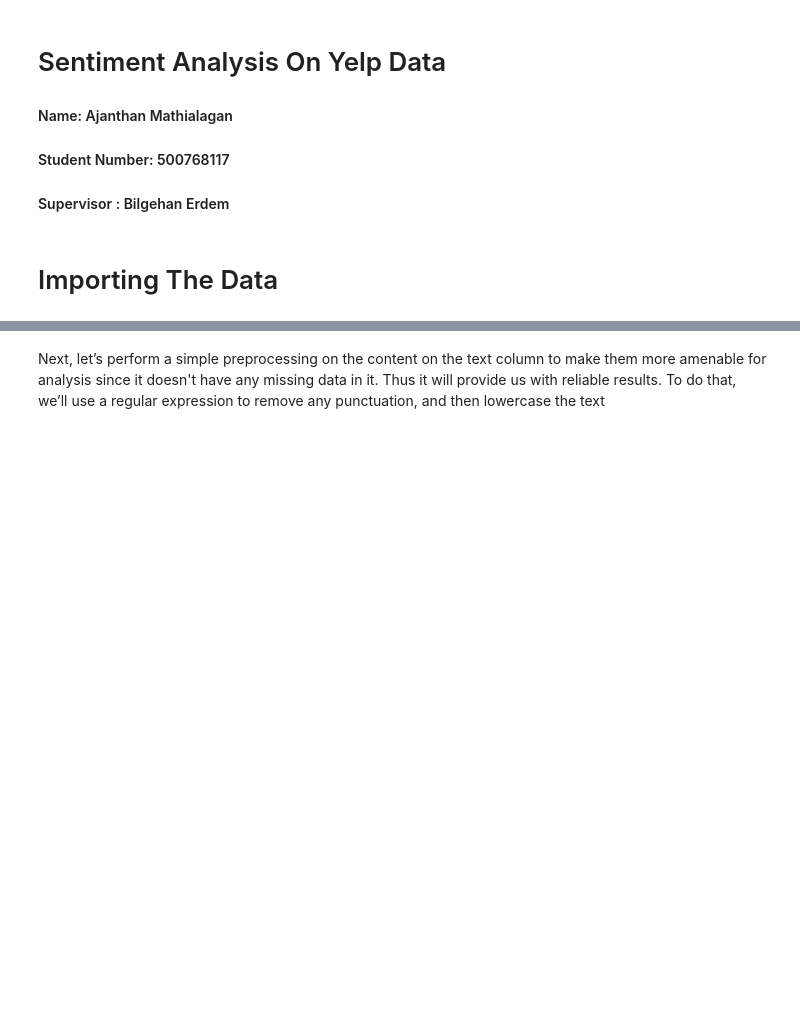
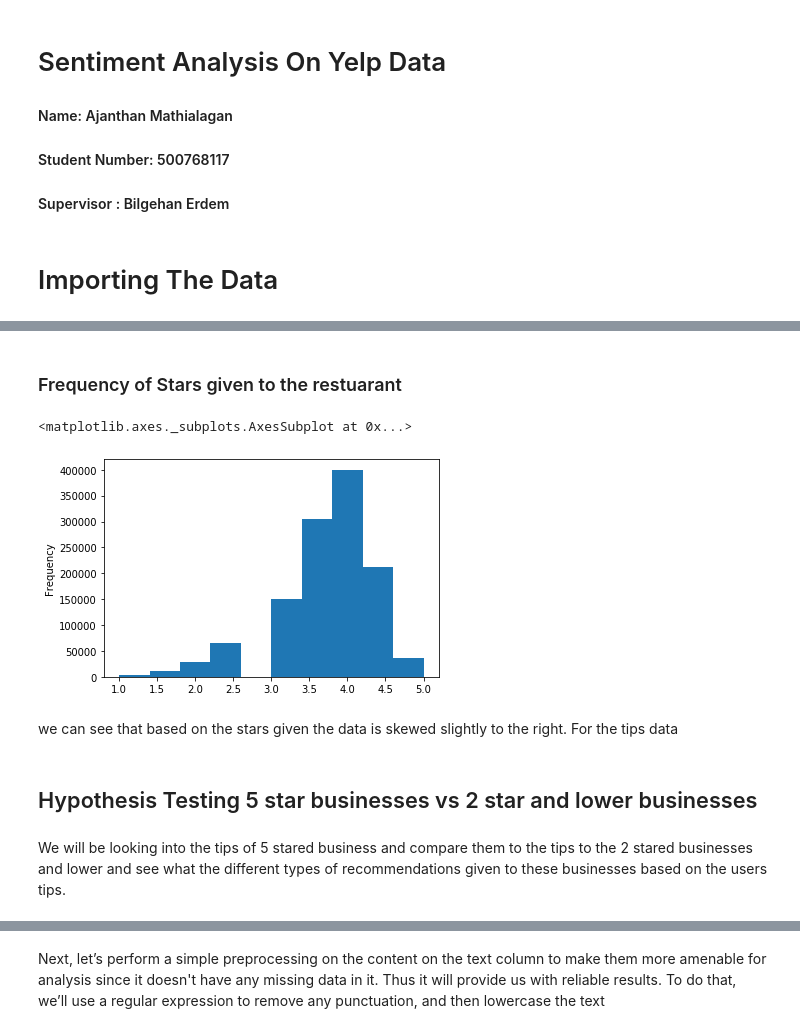
Before and after one commit to ajan234/Yelp-Sentiment-Analysis, a Jupyter notebook: Yelp Sentiment Analysis.ipynb, the cells around one changed output, grey strips where cells are left out. Saved outputs shown, nothing was run; the diff lists cells and outputs as text; code cells hidden in the pictures; blank space fills up the shorter version.

```diff
--- a/Yelp Sentiment Analysis.ipynb
+++ b/Yelp Sentiment Analysis.ipynb
@@ -172,0 +82,5 @@ Name: text, Length: 1152, dtype: object
+# %%
+# tips data
+df_tip_b = pd.merge(df_b, df_t, left_on='business_id', right_on='business_id', how='left')
+df_tip2 = df_tip_b.copy()
+df_tip_b.head()
@@ -172,0 +99,16 @@ Name: text, Length: 1152, dtype: object
+# %%
+#drop unwanted columns that we will not use for this analysis
+df_tip_b = df_tip_b.drop(['user_id', 'is_open', 'hours','date','latitude','longitude'], axis = 1)
+# %% [markdown]
+### Frequency of Stars given to the restuarant
+# %%
+df_tip_b['stars'].plot(kind='hist')
+# %% [output]
+<matplotlib.axes._subplots.AxesSubplot at 0x...>
+[figure, added]
+# %% [markdown]
+we can see that based on the stars given the data is skewed slightly to the right. For the tips data
+# %% [markdown]
+## Hypothesis Testing 5 star businesses vs 2 star and lower businesses
+# %% [markdown]
+We will be looking into the tips of 5 stared business and compare them to the tips to the 2 stared businesses and lower and see what the different types of recommendations given to these businesses based on the users tips.
```
Also changed, not shown: parts of 111 cells of this notebook.
